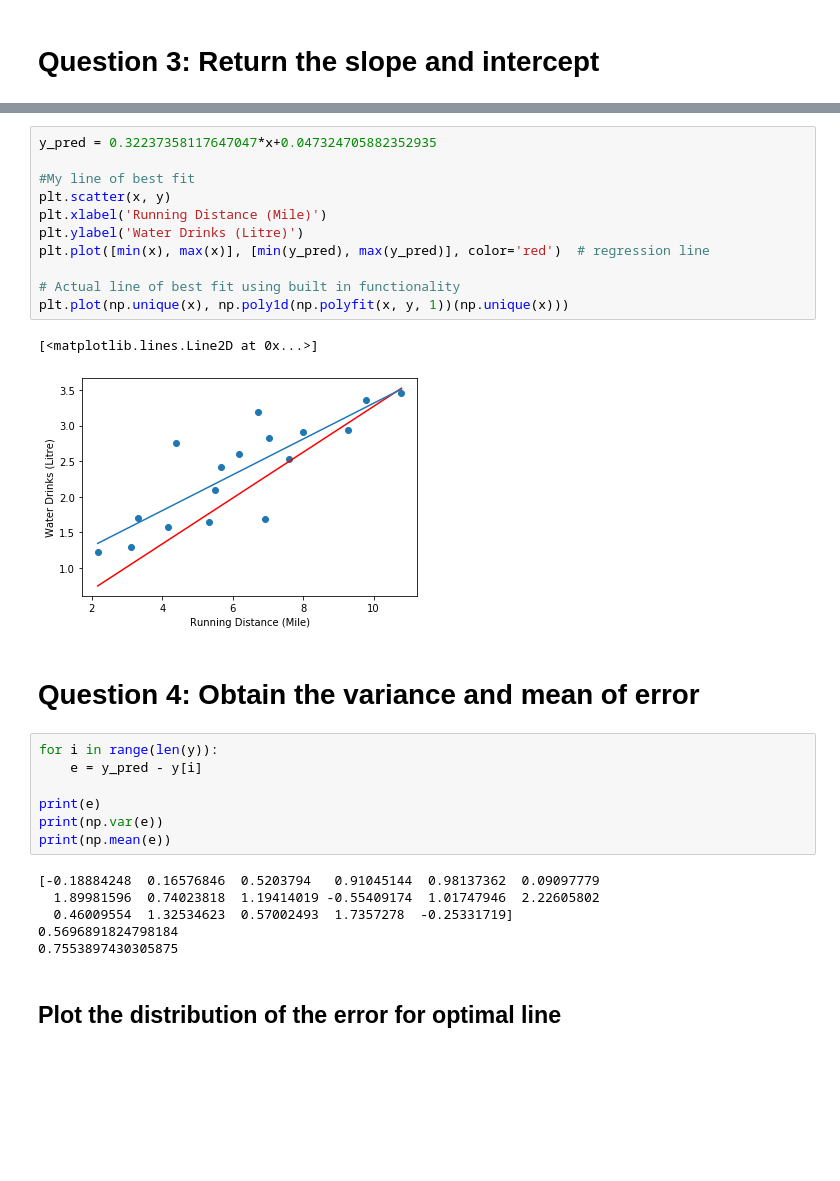
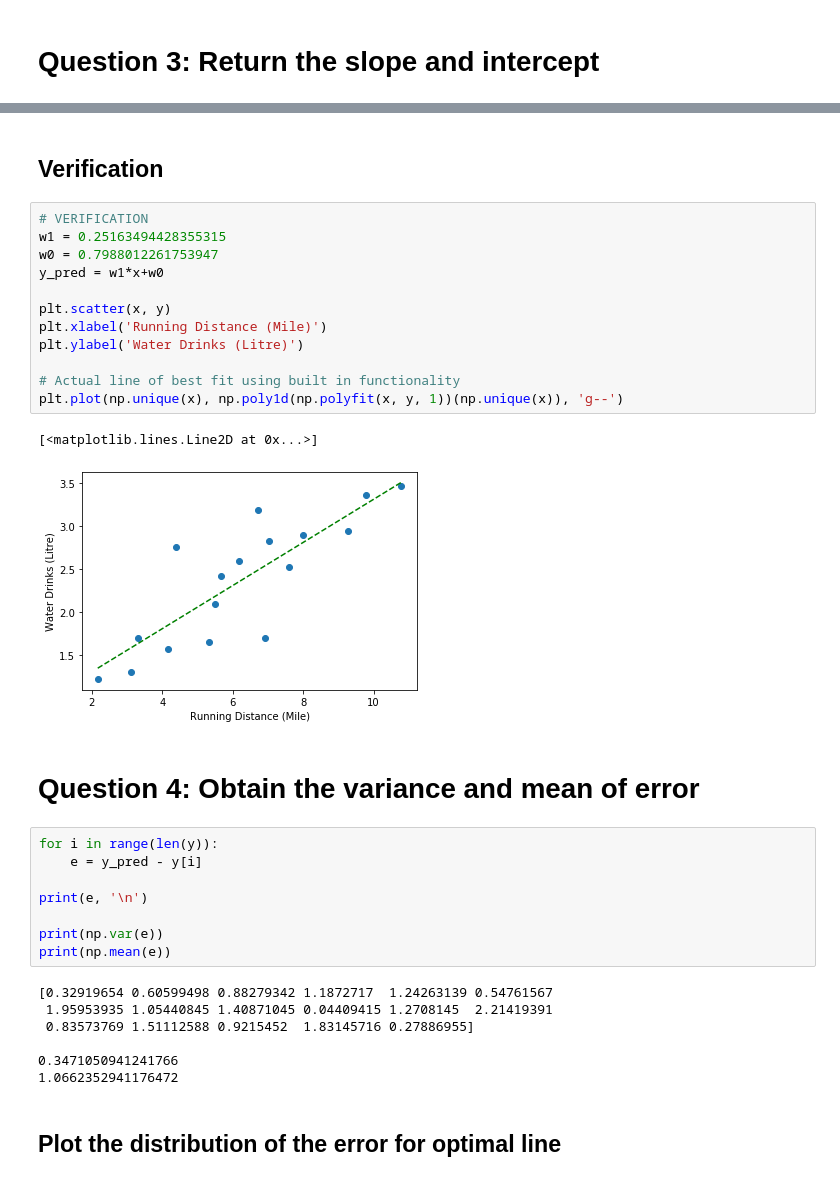
Before and after one commit to RobotGyal/QL-Calucations-Jupyter, a Jupyter notebook: Final Project - Linear Regression.ipynb, the cells around one changed output, grey strips where cells are left out. Drawn from its saved outputs; the diff is of its cells as text; blank space fills up the shorter version.

```diff
--- a/Final Project - Linear Regression.ipynb
+++ b/Final Project - Linear Regression.ipynb
@@ -99,31 +121,36 @@ print(slope_intercept_LR(x, y, 0.01, 5000))
+# %% [markdown]
+## Verification
 # %%
-y_pred = 0.32237358117647047*x+0.047324705882352935
+# VERIFICATION
+w1 = 0.25163494428355315
+w0 = 0.7988012261753947
+y_pred = w1*x+w0
 
-#My line of best fit
 plt.scatter(x, y)
 plt.xlabel('Running Distance (Mile)')
 plt.ylabel('Water Drinks (Litre)')
-plt.plot([min(x), max(x)], [min(y_pred), max(y_pred)], color='red')  # regression line
 
 # Actual line of best fit using built in functionality
-plt.plot(np.unique(x), np.poly1d(np.polyfit(x, y, 1))(np.unique(x)))
+plt.plot(np.unique(x), np.poly1d(np.polyfit(x, y, 1))(np.unique(x)), 'g--')
 # %% [output]
 [<matplotlib.lines.Line2D at 0x...>]
-[figure, old version]
+[figure, new version]
 # %% [markdown]
 # Question 4: Obtain the variance and mean of error
 # %%
 for i in range(len(y)):
     e = y_pred - y[i]
 
-print(e)
+print(e, '\n')
+
 print(np.var(e))
 print(np.mean(e))
 # %% [output]
-[-0.18884248  0.16576846  0.5203794   0.91045144  0.98137362  0.09097779
-  1.89981596  0.74023818  1.19414019 -0.55409174  1.01747946  2.22605802
-  0.46009554  1.32534623  0.57002493  1.7357278  -0.25331719]
-0.5696891824798184
-0.7553897430305875
+[0.32919654 0.60599498 0.88279342 1.1872717  1.24263139 0.54761567
+ 1.95953935 1.05440845 1.40871045 0.04409415 1.2708145  2.21419391
+ 0.83573769 1.51112588 0.9215452  1.83145716 0.27886955]
+
+0.3471050941241766
+1.0662352941176472
 # %% [markdown]
 ## Plot the distribution of the error for optimal line
```
Also changed, not shown: parts of 7 cells of this notebook, 2 other files.
